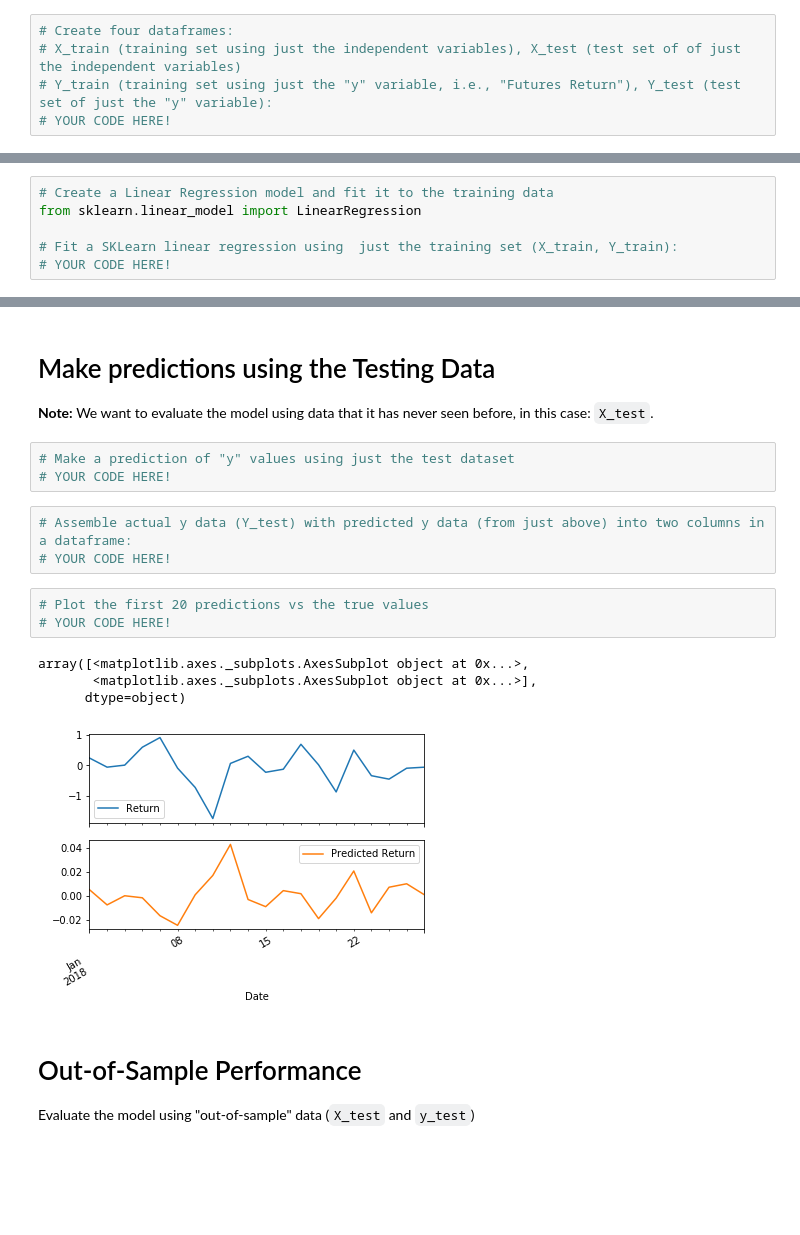
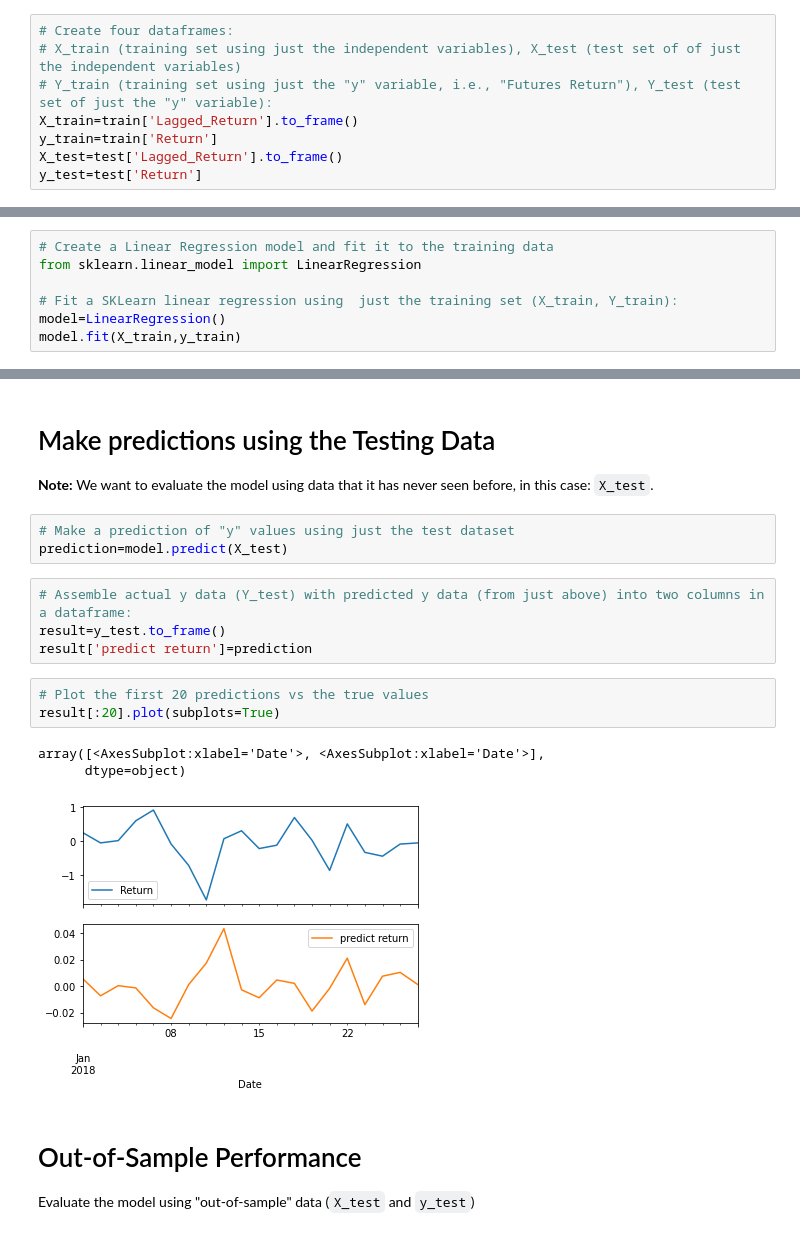
Before and after one commit to trakkamartin/timeseriesanalysis, a Jupyter notebook: Starter_Code/regression_analysis.ipynb, the cells around one changed output, grey strips where cells are left out. Drawn from its saved outputs; the diff is of its cells as text; blank space fills up the shorter version.

```diff
--- a/Starter_Code/regression_analysis.ipynb
+++ b/Starter_Code/regression_analysis.ipynb
@@ -72,6 +76,9 @@ test = cad_jpy_df['2018':]
 # Create four dataframes:
 # X_train (training set using just the independent variables), X_test (test set of of just the independent variables)
 # Y_train (training set using just the "y" variable, i.e., "Futures Return"), Y_test (test set of just the "y" variable):
-# YOUR CODE HERE!
+X_train=train['Lagged_Return'].to_frame()
+y_train=train['Return']
+X_test=test['Lagged_Return'].to_frame()
+y_test=test['Return']
 # %%
 # Preview the X_train data
@@ -91,7 +98,8 @@ test = cad_jpy_df['2018':]
 from sklearn.linear_model import LinearRegression
 
 # Fit a SKLearn linear regression using  just the training set (X_train, Y_train):
-# YOUR CODE HERE!
+model=LinearRegression()
+model.fit(X_train,y_train)
 # %% [output]
 LinearRegression()
 # %% [markdown]
@@ -100,18 +108,18 @@ LinearRegression()
 **Note:** We want to evaluate the model using data that it has never seen before, in this case: `X_test`.
 # %%
 # Make a prediction of "y" values using just the test dataset
-# YOUR CODE HERE!
+prediction=model.predict(X_test)
 # %%
 # Assemble actual y data (Y_test) with predicted y data (from just above) into two columns in a dataframe:
-# YOUR CODE HERE!
+result=y_test.to_frame()
+result['predict return']=prediction
 # %%
 # Plot the first 20 predictions vs the true values
-# YOUR CODE HERE!
+result[:20].plot(subplots=True)
 # %% [output]
-array([<matplotlib.axes._subplots.AxesSubplot object at 0x...>,
-       <matplotlib.axes._subplots.AxesSubplot object at 0x...>],
+array([<AxesSubplot:xlabel='Date'>, <AxesSubplot:xlabel='Date'>],
       dtype=object)
-[figure, old version]
+[figure, new version]
 # %% [markdown]
 # Out-of-Sample Performance
 
```
Also changed, not shown: parts of 5 cells of this notebook, 1 other file.
